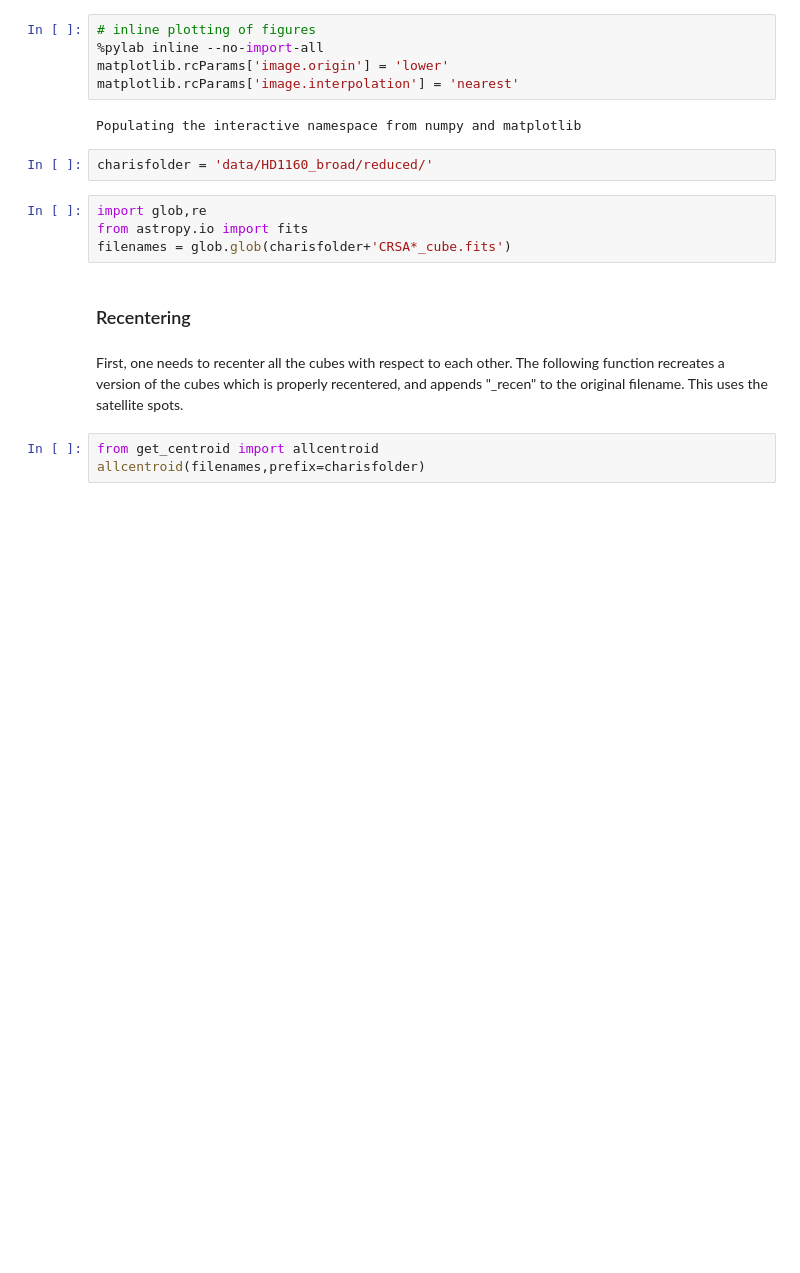
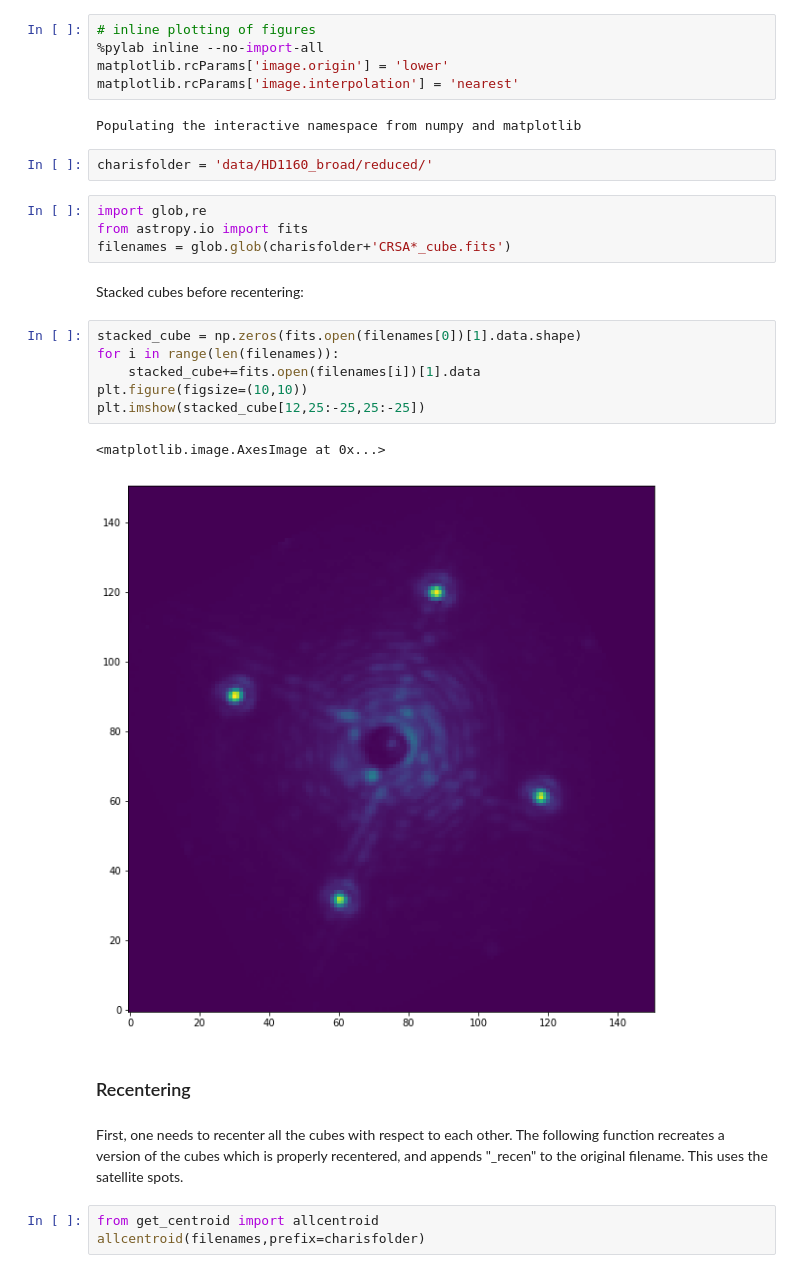
Before and after one commit to PrincetonUniversity/charis-dep, a Jupyter notebook: documentation/source/PostProcessing.ipynb, the cells around one changed output. Saved outputs shown, nothing was run; the diff lists cells and outputs as text; blank space fills up the shorter version.

```diff
--- a/documentation/source/PostProcessing.ipynb
+++ b/documentation/source/PostProcessing.ipynb
@@ -23,6 +23,17 @@ charisfolder = 'data/HD1160_broad/reduced/'
 import glob,re
 from astropy.io import fits
 filenames = glob.glob(charisfolder+'CRSA*_cube.fits')
+# %% [markdown]
+Stacked cubes before recentering:
+# %%
+stacked_cube = np.zeros(fits.open(filenames[0])[1].data.shape)
+for i in range(len(filenames)):
+    stacked_cube+=fits.open(filenames[i])[1].data
+plt.figure(figsize=(10,10))
+plt.imshow(stacked_cube[12,25:-25,25:-25])
+# %% [output]
+<matplotlib.image.AxesImage at 0x...>
+[figure, added]
 # %% [markdown]
 ### Recentering
 # %% [markdown]
```
Also changed, not shown: parts of 1 cell of this notebook, 20 other files.
